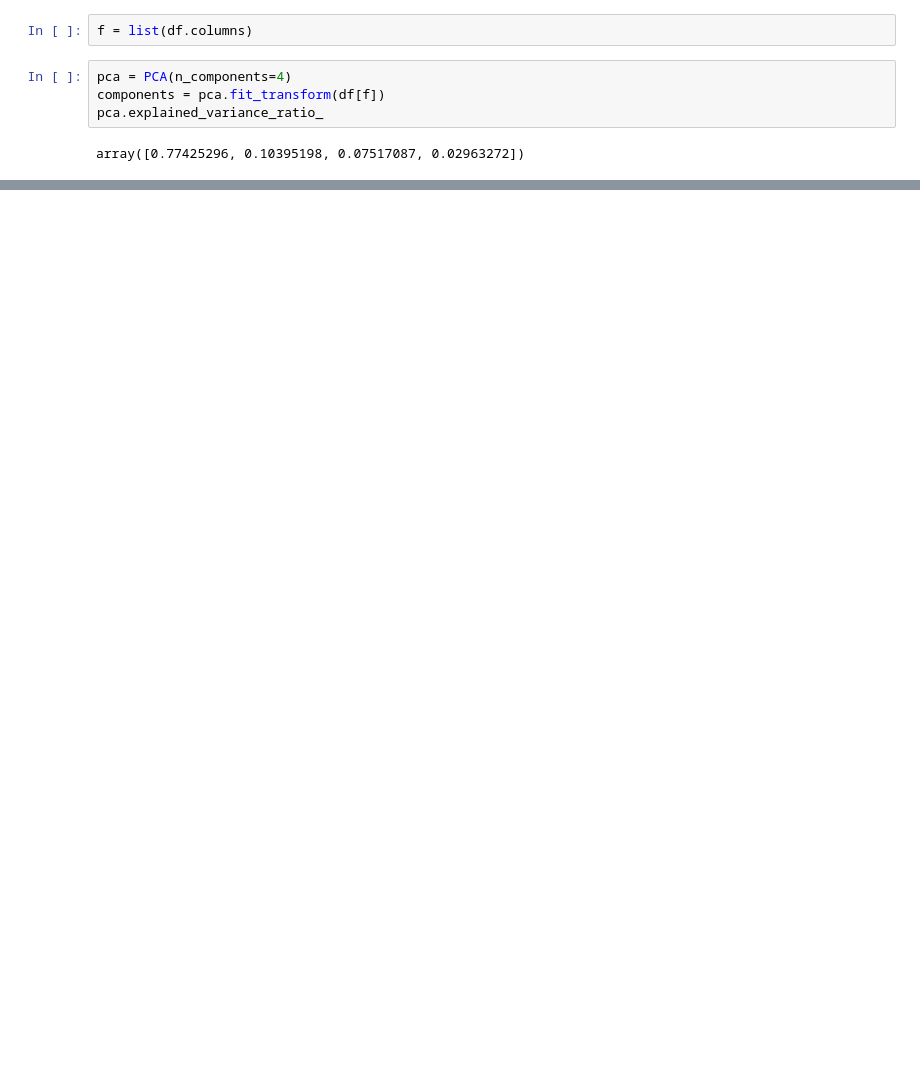
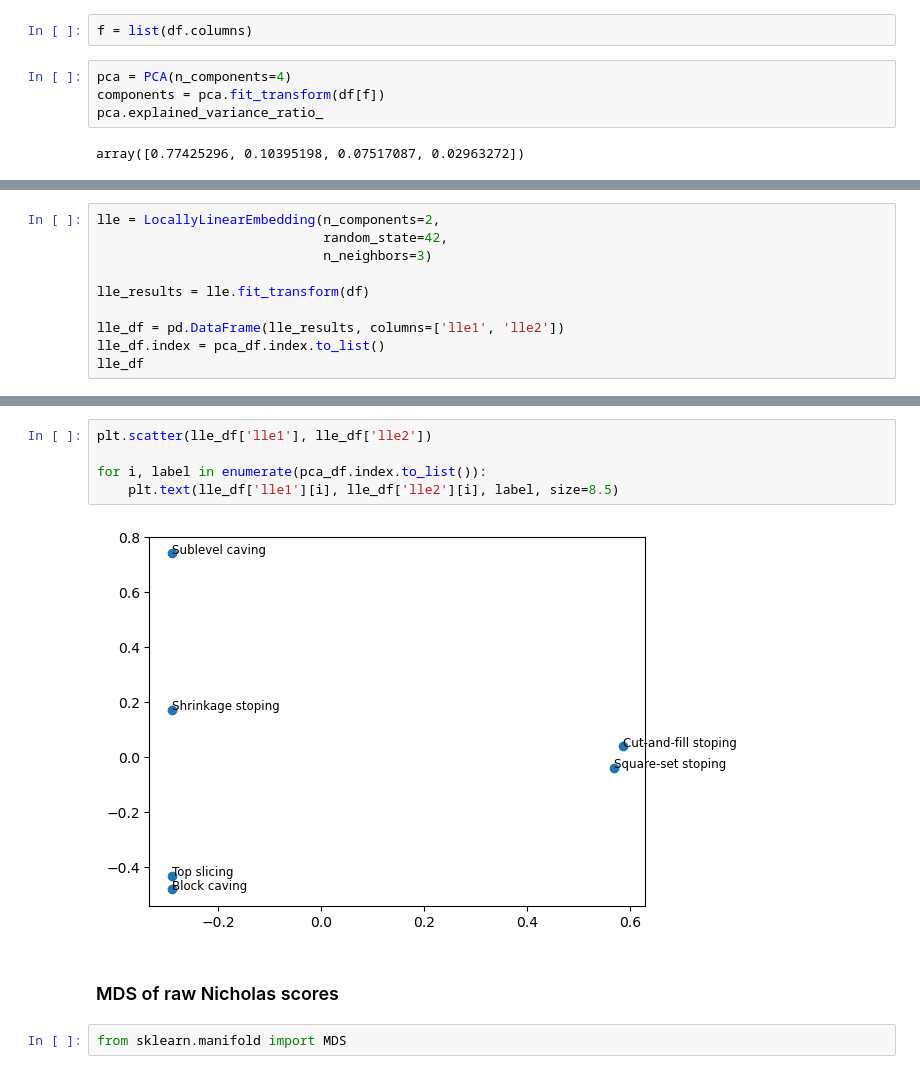
Before and after one commit to DimitarKaykov/Unsupervised-ML-for-Mining-method-selection, a Jupyter notebook: Nicholas mining method clustering.ipynb, the cells around one changed output, grey strips where cells are left out. Saved outputs shown, nothing was run; the diff lists cells and outputs as text; blank space fills up the shorter version.

```diff
--- a/Nicholas mining method clustering.ipynb
+++ b/Nicholas mining method clustering.ipynb
@@ -548,0 +586,10 @@ for i, label in enumerate(df.index):
+# %%
+lle = LocallyLinearEmbedding(n_components=2,
+                             random_state=42,
+                             n_neighbors=3)
+
+lle_results = lle.fit_transform(df)
+
+lle_df = pd.DataFrame(lle_results, columns=['lle1', 'lle2'])
+lle_df.index = pca_df.index.to_list()
+lle_df
@@ -548,0 +604,11 @@ for i, label in enumerate(df.index):
+# %%
+plt.scatter(lle_df['lle1'], lle_df['lle2'])
+
+for i, label in enumerate(pca_df.index.to_list()):
+    plt.text(lle_df['lle1'][i], lle_df['lle2'][i], label, size=8.5)
+# %% [output]
+[figure, added]
+# %% [markdown]
+### MDS of raw Nicholas scores
+# %%
+from sklearn.manifold import MDS
```
Also changed, not shown: parts of 25 cells of this notebook.
